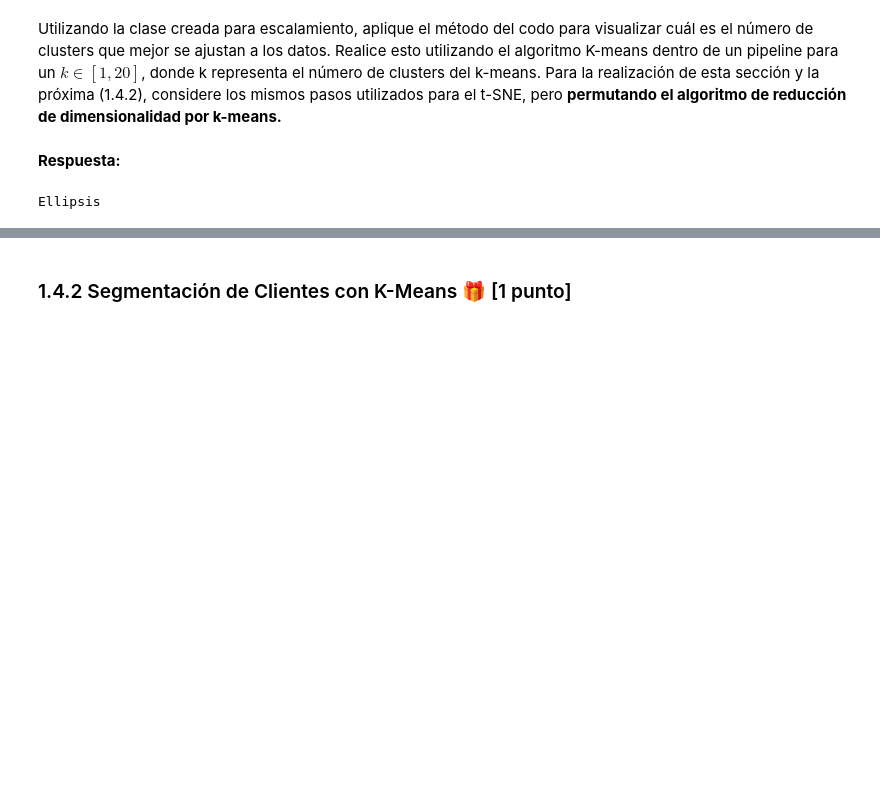
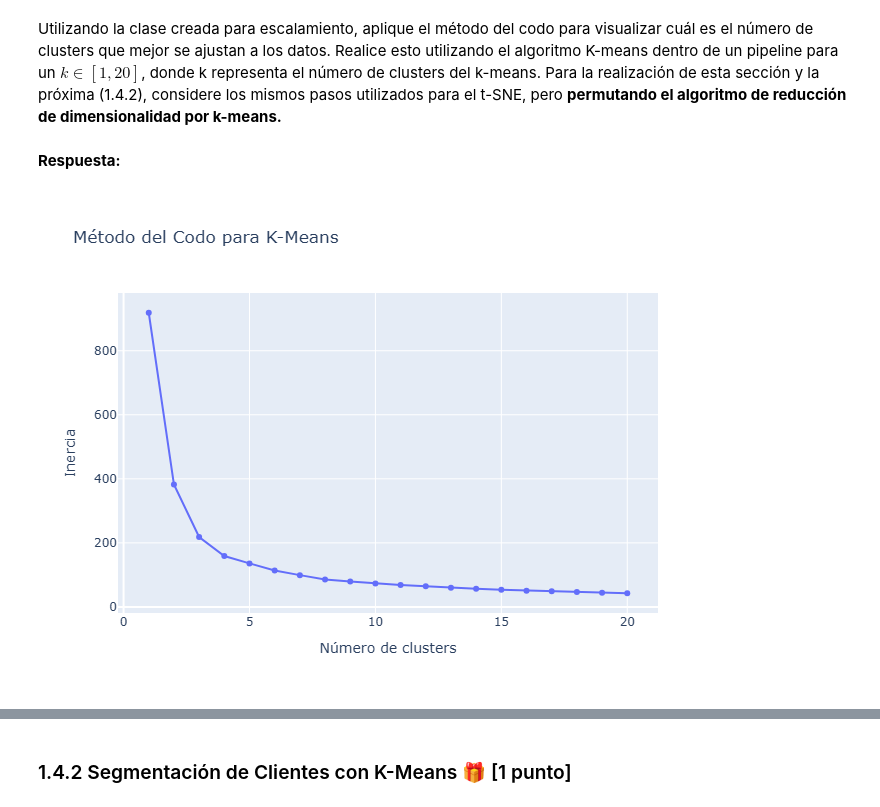
Before and after one commit to matisweet/MDS7202, a Jupyter notebook: labs/lab5/Lab5_enunciado.ipynb, the cells around one changed output, grey strips where cells are left out. Saved outputs shown, nothing was run; the diff lists cells and outputs as text; code cells hidden in the pictures; blank space fills up the shorter version.

Commit message:
Avanza lab 5 hasta metodo del codo

```diff
--- a/labs/lab5/Lab5_enunciado.ipynb
+++ b/labs/lab5/Lab5_enunciado.ipynb
@@ -234,24 +223,11 @@ def custom_features(dataframe_in: pd.DataFrame) -> pd.DataFrame:
     # Normalizamos a fecha sin hora para que dos facturas en el mismo día
     # cuenten como una sola visita.
     df["VisitDate"] = df["InvoiceDate"].dt.normalize()
-    visit_dates = (
-        df[["Customer ID", "VisitDate"]]
-        .drop_duplicates()
-        .sort_values(["Customer ID", "VisitDate"])
-    )
+    visit_dates = df[["Customer ID", "VisitDate"]].drop_duplicates().sort_values(["Customer ID", "VisitDate"])
     # Diferencia en días entre visitas consecutivas del mismo cliente
-    visit_dates["IVT"] = (
-        visit_dates.groupby("Customer ID")["VisitDate"]
-        .diff()
-        .dt.days
-    )
+    visit_dates["IVT"] = visit_dates.groupby("Customer ID")["VisitDate"].diff().dt.days
     # Std por cliente; una sola visita → NaN → rellenamos con 0
-    periodicity = (
-        visit_dates.groupby("Customer ID")["IVT"]
-        .std()
-        .rename("Periodicity")
-        .fillna(0)
-    )
+    periodicity = visit_dates.groupby("Customer ID")["IVT"].std().rename("Periodicity").fillna(0)
 
     result = pd.concat([length, recency, monetary, frequency, periodicity], axis=1)
     result.index.name = "Customer ID"
@@ -592,12 +625,43 @@ Utilice el siguiente tutorial para visualizarlos: https://plotly.com/python/pca-
 Utilizando la clase creada para escalamiento, aplique el método del codo para visualizar cuál es el número de clusters que mejor se ajustan a los datos. Realice esto utilizando el algoritmo K-means dentro de un pipeline para un $k \in [1,20]$, donde k representa el número de clusters del k-means. Para la realización de esta sección y la próxima (1.4.2), considere los mismos pasos utilizados para el t-SNE, pero **permutando el algoritmo de reducción de dimensionalidad por k-means.**
 # %% [markdown]
 **Respuesta:**
-# %%
-from sklearn.cluster import KMeans  # noqa: F401
-
-...
-# %% [output]
-Ellipsis
+# %%
+from sklearn.cluster import KMeans  # noqa: F401
+
+k_values = range(1, 21)
+inertias = []
+
+for k in k_values:
+    pipeline_kmeans = Pipeline(
+        [
+            ("features", FunctionTransformer(custom_features)),
+            ("scaling", ColumnTransformer([("minmax", MinMax(), FEATURE_COLS)])),
+            ("kmeans", KMeans(n_clusters=k, random_state=SEED, n_init=10)),
+        ]
+    )
+
+    pipeline_kmeans.fit(df_retail)
+    inertias.append(pipeline_kmeans.named_steps["kmeans"].inertia_)
+
+elbow_df = pd.DataFrame(
+    {
+        "k": list(k_values),
+        "inertia": inertias,
+    }
+)
+
+fig = px.line(
+    elbow_df,
+    x="k",
+    y="inertia",
+    markers=True,
+    title="Método del Codo para K-Means",
+    labels={"k": "Número de clusters", "inertia": "Inercia"},
+)
+
+fig.show()
+# %% [output]
+[figure, added]
 # %% [markdown]
 ### Preguntas Método del Codo
 
```
Also changed, not shown: parts of 12 cells of this notebook, 4 other files.
